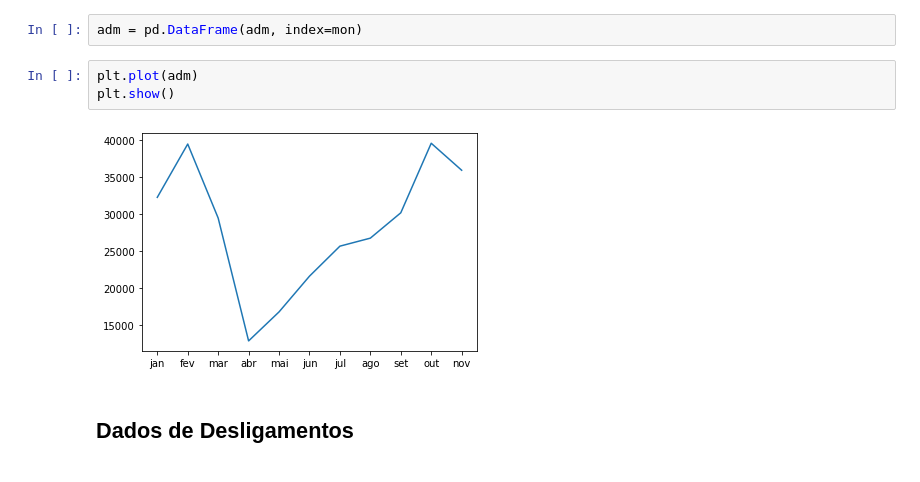
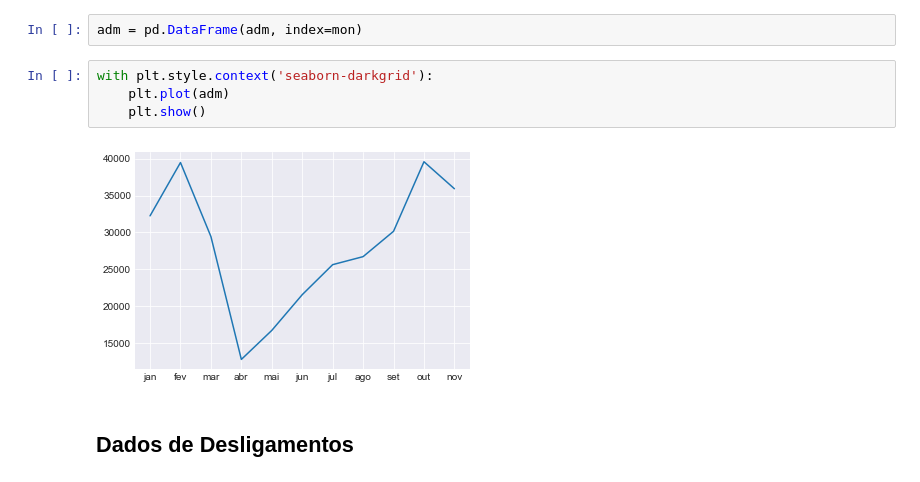
Before and after one commit to emariot/CAGED-CWB, a Jupyter notebook: Novo Caged.ipynb, the cells around one changed output. Saved outputs shown, nothing was run; the diff lists cells and outputs as text.

```diff
--- a/Novo Caged.ipynb
+++ b/Novo Caged.ipynb
@@ -160,10 +162,11 @@ for i in range(len(data)):
 # %%
 adm = pd.DataFrame(adm, index=mon)
 # %%
-plt.plot(adm)
-plt.show()
+with plt.style.context('seaborn-darkgrid'):
+    plt.plot(adm)
+    plt.show()
 # %% [output]
-[figure, old version]
+[figure, new version]
 # %% [markdown]
 ## Dados de Desligamentos
 # %%
```
Also changed, not shown: parts of 14 cells of this notebook.
